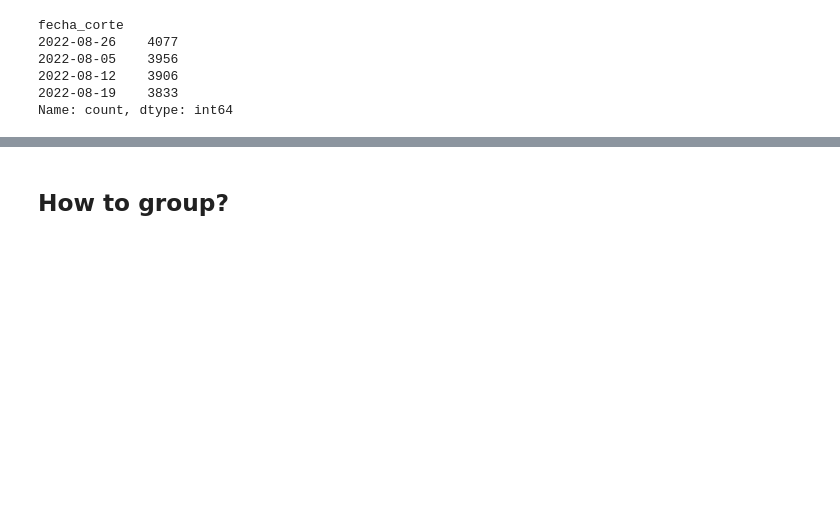
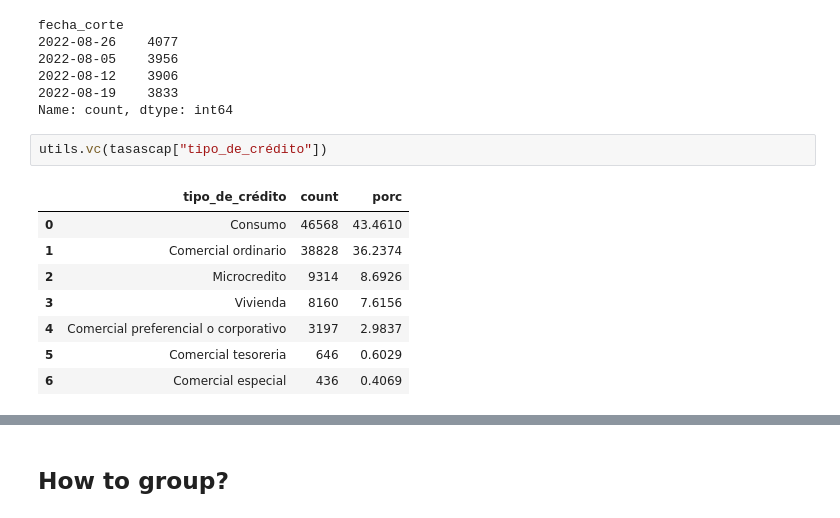
Before and after one commit to josebrx99/python, a Jupyter notebook: rates_degree_work/mdt.ipynb, the cells around one changed output, grey strips where cells are left out. Saved outputs shown, nothing was run; the diff lists cells and outputs as text; blank space fills up the shorter version.

```diff
--- a/rates_degree_work/mdt.ipynb
+++ b/rates_degree_work/mdt.ipynb
@@ -99,4 +99,15 @@ fecha_corte
 2022-08-12    3906
 2022-08-19    3833
 Name: count, dtype: int64
+# %%
+utils.vc(tasascap["tipo_de_crédito"])
+# %% [output]
+|  | tipo_de_crédito | count | porc |
+| 0 | Consumo | 46568 | 43.4610 |
+| 1 | Comercial ordinario | 38828 | 36.2374 |
+| 2 | Microcredito | 9314 | 8.6926 |
+| 3 | Vivienda | 8160 | 7.6156 |
+| 4 | Comercial preferencial o corporativo | 3197 | 2.9837 |
+| 5 | Comercial tesoreria | 646 | 0.6029 |
+| 6 | Comercial especial | 436 | 0.4069 |
 # %%
```
Also changed, not shown: parts of 11 cells of this notebook.
